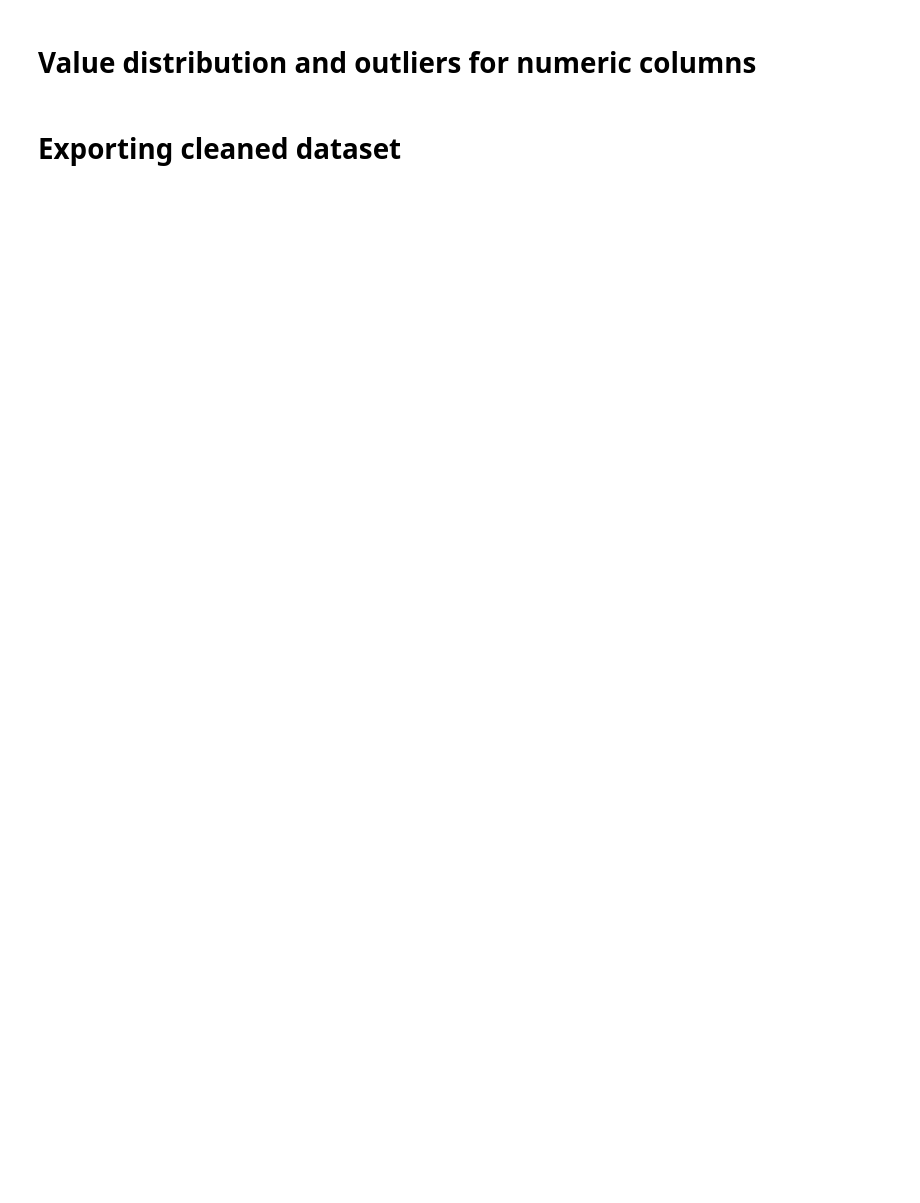
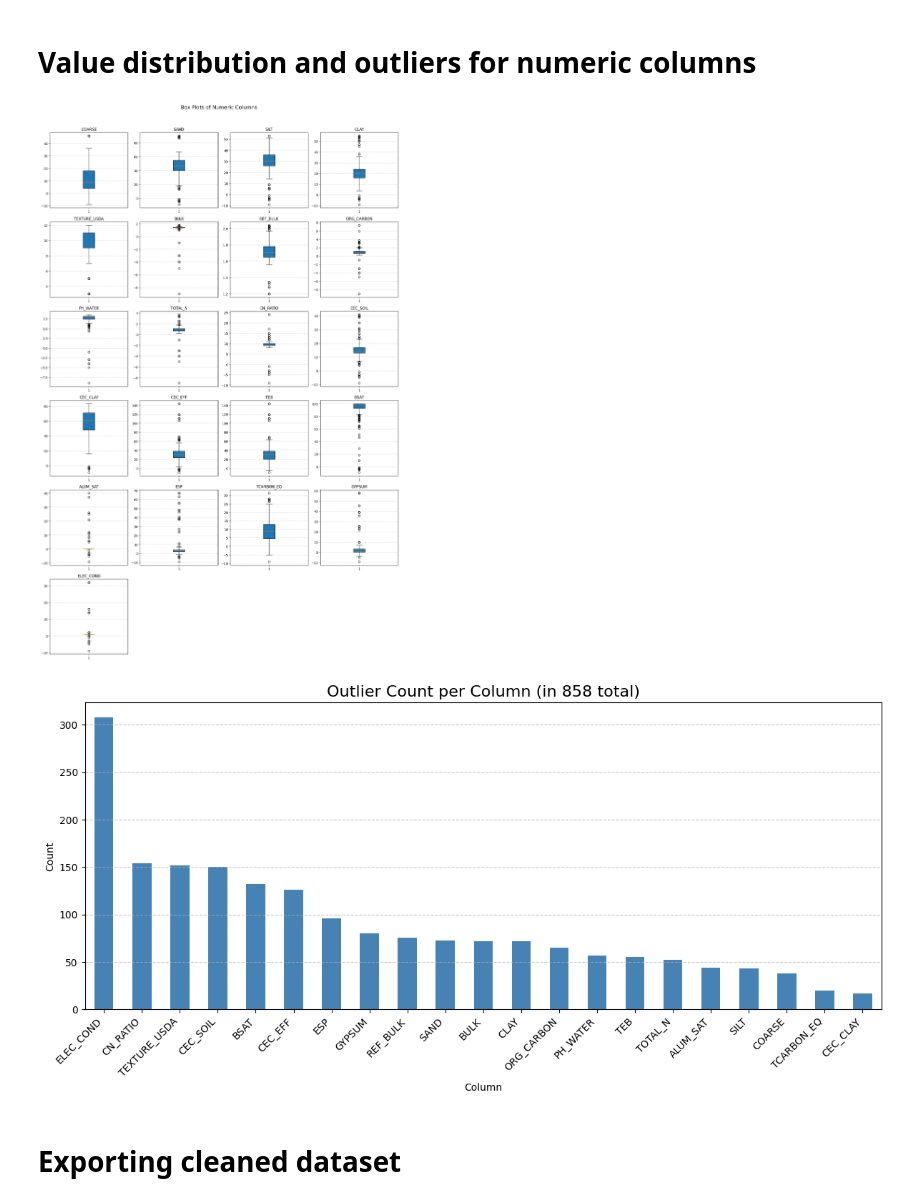
Before and after one commit to MohamedRamzi9/Data-Mining-Project, a Jupyter notebook: data_processing/soil.ipynb, the cells around one changed output. Drawn from its saved outputs; the diff is of its cells as text; code cells hidden in the pictures; blank space fills up the shorter version.

```diff
--- a/data_processing/soil.ipynb
+++ b/data_processing/soil.ipynb
@@ -137,7 +171,6 @@ plt.show()
 # %%
 
 
-numeric_cols = layers.select_dtypes(include=["float", "int"])
 n = len(numeric_cols.columns)
 cols_per_row = 4  # you can change to 3 or 5 depending on your screen
 rows = math.ceil(n / cols_per_row)
@@ -145,35 +178,36 @@ rows = math.ceil(n / cols_per_row)
 plt.figure(figsize=(cols_per_row * 4, rows * 4))
 plt.suptitle("Box Plots of Numeric Columns", fontsize=16, y=1.02)
 for i, col in enumerate(numeric_cols.columns, 1):
     plt.subplot(rows, cols_per_row, i)
     plt.boxplot(numeric_cols[col], vert=True, patch_artist=True)
     plt.title(col)
     plt.grid(axis='y', linestyle='--', alpha=0.7)
 
 plt.tight_layout()
 plt.show()
-
-
 
 
 
 
 
 Q1 = numeric_cols.quantile(0.25)
 Q3 = numeric_cols.quantile(0.75)
 IQR = Q3 - Q1
 is_outlier = (numeric_cols < (Q1 - 1.5 * IQR)) | (numeric_cols > (Q3 + 1.5 * IQR))
 outlier_counts = is_outlier.sum().sort_values(ascending=False)
 
 plt.figure(figsize=(12, 6))
 outlier_counts.plot(kind="bar", color="steelblue")
 plt.title(f"Outlier Count per Column (in {len(numeric_cols)} total)", fontsize=16)
 plt.xlabel("Column")
 plt.ylabel("Count")
 plt.xticks(rotation=45, ha="right")
 plt.grid(axis="y", linestyle="--", alpha=0.7)
 plt.tight_layout()
 plt.show()
+# %% [output]
+[figure, added]
+[figure, added]
 # %% [markdown]
 # Exporting cleaned dataset
 # %%
```
Also changed, not shown: parts of 7 cells of this notebook, 1 other file.
